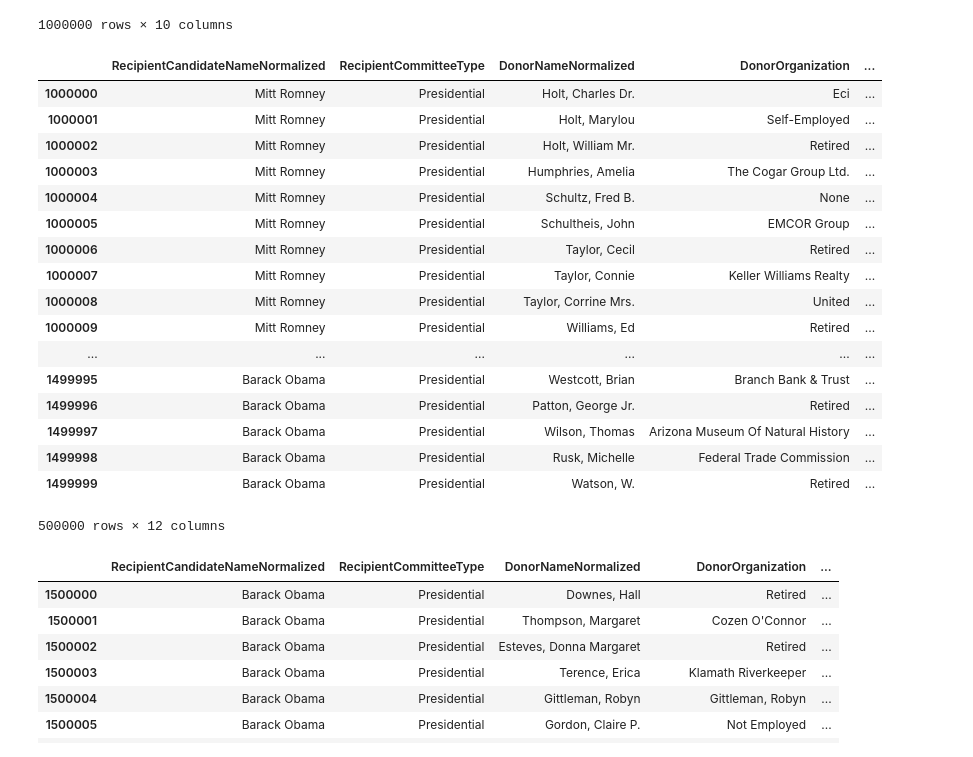
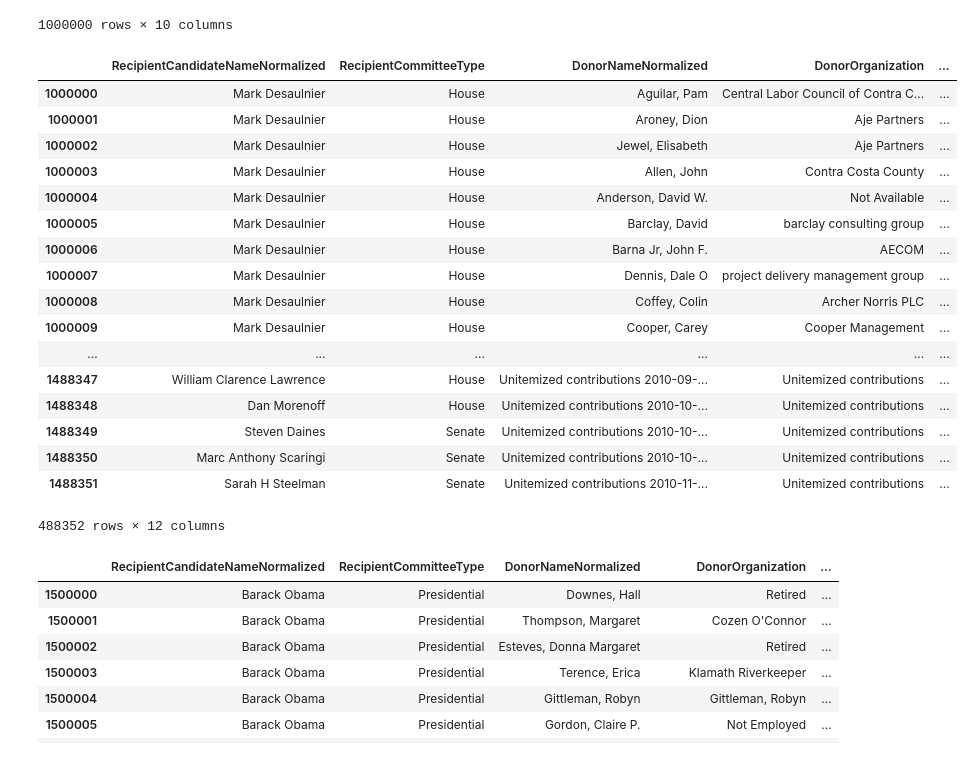
Before and after one commit to jriseman/MapLight, a Jupyter notebook: EDA_initial_aggregation.ipynb, the cells around one changed output. Cells and saved outputs as stored; diff of their text form; code cells hidden in the pictures.

```diff
--- a/EDA_initial_aggregation.ipynb
+++ b/EDA_initial_aggregation.ipynb
@@ -175,31 +175,31 @@ result
 | 999999 | MONTANANS FOR TESTER | 2018-09-23 | 25 | MONTANANS FOR TESTER | MONTANANS FOR TESTER | ... |
 1000000 rows × 10 columns
 # %%
-df = pd.read_csv('cand/2012_cand_2.csv')
+df = pd.read_csv('cand/2010_cand_2.csv')
 df_2 = df[['RecipientCandidateNameNormalized','RecipientCommitteeType','DonorNameNormalized','DonorOrganization',
     'DonorCommitteeNameNormalized','DonorEntityTypeCode', 'DonorEntityType','DonorOccupationNormalized',
     'TransactionDate','TransactionAmount','RecipientCandidateParty','RecipientCandidateICO']]
 df_2.index = np.arange(1000000, len(df_2) + 1000000)
 df_2
 # %% [output]
 |  | RecipientCandidateNameNormalized | RecipientCommitteeType | DonorNameNormalized | DonorOrganization | ... |
-| 1000000 | Mitt Romney | Presidential | Holt, Charles Dr. | Eci | ... |
-| 1000001 | Mitt Romney | Presidential | Holt, Marylou | Self-Employed | ... |
-| 1000002 | Mitt Romney | Presidential | Holt, William Mr. | Retired | ... |
-| 1000003 | Mitt Romney | Presidential | Humphries, Amelia | The Cogar Group Ltd. | ... |
-| 1000004 | Mitt Romney | Presidential | Schultz, Fred B. | None | ... |
-| 1000005 | Mitt Romney | Presidential | Schultheis, John | EMCOR Group | ... |
-| 1000006 | Mitt Romney | Presidential | Taylor, Cecil | Retired | ... |
-| 1000007 | Mitt Romney | Presidential | Taylor, Connie | Keller Williams Realty | ... |
-| 1000008 | Mitt Romney | Presidential | Taylor, Corrine Mrs. | United | ... |
-| 1000009 | Mitt Romney | Presidential | Williams, Ed | Retired | ... |
+| 1000000 | Mark Desaulnier | House | Aguilar, Pam | Central Labor Council of Contra C... | ... |
+| 1000001 | Mark Desaulnier | House | Aroney, Dion | Aje Partners | ... |
+| 1000002 | Mark Desaulnier | House | Jewel, Elisabeth | Aje Partners | ... |
+| 1000003 | Mark Desaulnier | House | Allen, John | Contra Costa County | ... |
+| 1000004 | Mark Desaulnier | House | Anderson, David W. | Not Available | ... |
+| 1000005 | Mark Desaulnier | House | Barclay, David | barclay consulting group | ... |
+| 1000006 | Mark Desaulnier | House | Barna Jr, John F. | AECOM | ... |
+| 1000007 | Mark Desaulnier | House | Dennis, Dale O | project delivery management group | ... |
+| 1000008 | Mark Desaulnier | House | Coffey, Colin | Archer Norris PLC | ... |
+| 1000009 | Mark Desaulnier | House | Cooper, Carey | Cooper Management | ... |
 | ... | ... | ... | ... | ... | ... |
-| 1499995 | Barack Obama | Presidential | Westcott, Brian | Branch Bank & Trust | ... |
-| 1499996 | Barack Obama | Presidential | Patton, George Jr. | Retired | ... |
-| 1499997 | Barack Obama | Presidential | Wilson, Thomas | Arizona Museum Of Natural History | ... |
-| 1499998 | Barack Obama | Presidential | Rusk, Michelle | Federal Trade Commission | ... |
-| 1499999 | Barack Obama | Presidential | Watson, W. | Retired | ... |
+| 1488347 | William Clarence Lawrence | House | Unitemized contributions 2010-09-... | Unitemized contributions | ... |
+| 1488348 | Dan Morenoff | House | Unitemized contributions 2010-10-... | Unitemized contributions | ... |
+| 1488349 | Steven Daines | Senate | Unitemized contributions 2010-10-... | Unitemized contributions | ... |
+| 1488350 | Marc Anthony Scaringi | Senate | Unitemized contributions 2010-10-... | Unitemized contributions | ... |
+| 1488351 | Sarah H Steelman | Senate | Unitemized contributions 2010-11-... | Unitemized contributions | ... |
-500000 rows × 12 columns
+488352 rows × 12 columns
 # %%
 df = pd.read_csv('cand/2012_cand_3.csv')
 df_3 = df[['RecipientCandidateNameNormalized','RecipientCommitteeType','DonorNameNormalized','DonorOrganization',
```
Also changed, not shown: parts of 12 cells of this notebook, 2 other files.
